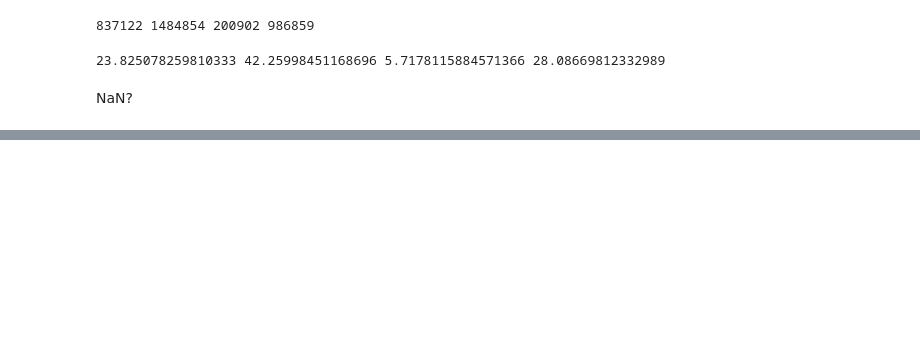
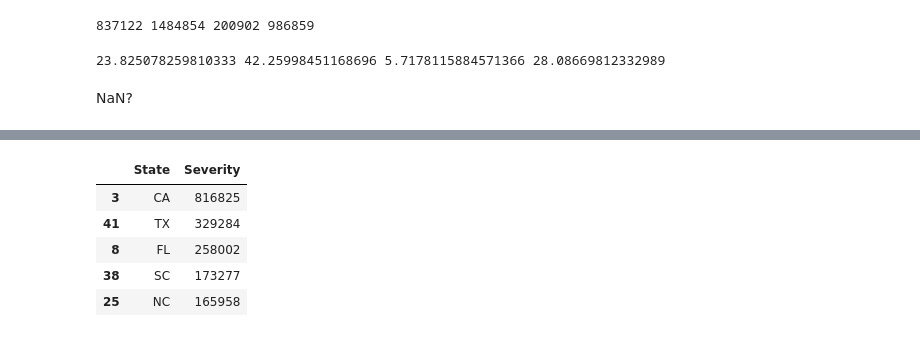
Before and after one commit to maxvangalen/WT-Data, a Jupyter notebook: DataAnalysisMax.ipynb, the cells around one changed output, grey strips where cells are left out. Cells and saved outputs as stored; diff of their text form; code cells hidden in the pictures; blank space fills up the shorter version.

```diff
--- a/DataAnalysisMax.ipynb
+++ b/DataAnalysisMax.ipynb
@@ -362,0 +363,10 @@ plt.show()
+# %%
+joejoe = locationdf.groupby('State', as_index = False)['Severity'].count().sort_values('Severity', ascending=False)
+joejoe.head(5)
+# %% [output]
+|  | State | Severity |
+| 3 | CA | 816825 |
+| 41 | TX | 329284 |
+| 8 | FL | 258002 |
+| 38 | SC | 173277 |
+| 25 | NC | 165958 |
```
Also changed, not shown: parts of 7 cells of this notebook.
